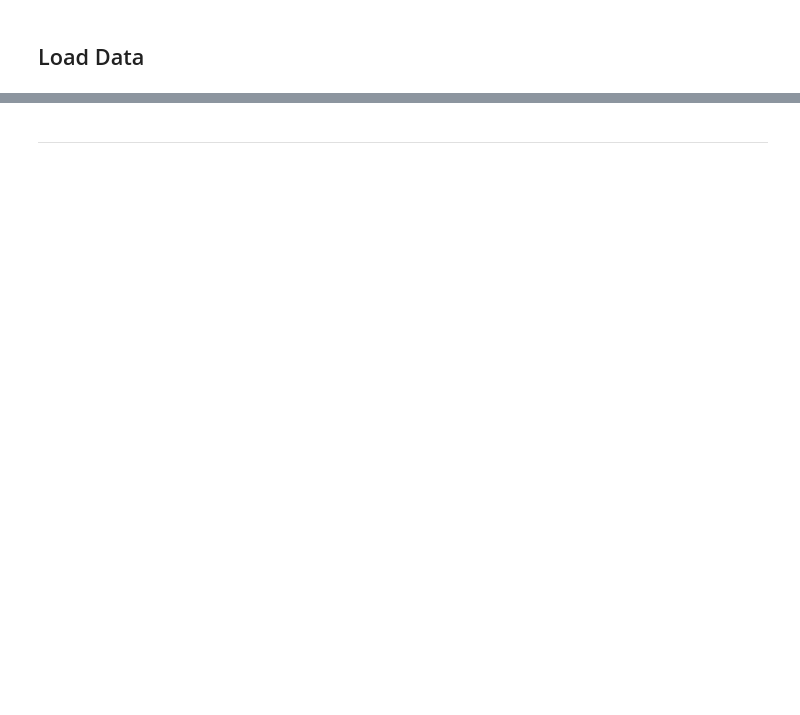
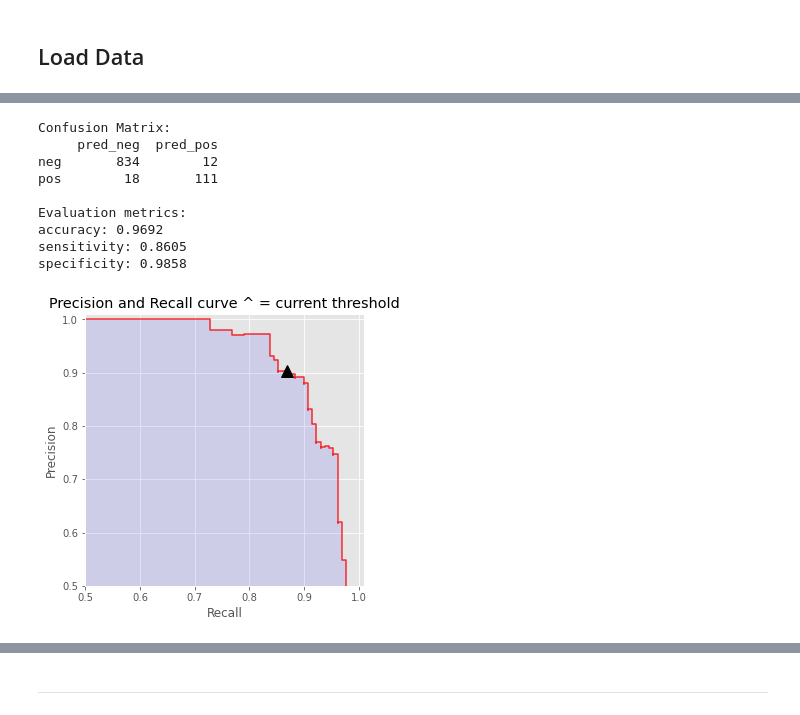
Before and after one commit to BigBangData/NaturalLanguageProcessing, a Jupyter notebook: TextAnalyticsWithR/10_RandomForests_1.ipynb, the cells around one changed output, grey strips where cells are left out. Saved outputs shown, nothing was run; the diff lists cells and outputs as text; code cells hidden in the pictures; blank space fills up the shorter version.

```diff
--- a/TextAnalyticsWithR/10_RandomForests_1.ipynb
+++ b/TextAnalyticsWithR/10_RandomForests_1.ipynb
@@ -271,0 +342,13 @@ sensitivity: 0.8760
+# %%
+precision_recall_threshold(p, r, thresholds, 0.40)
+# %% [output]
+Confusion Matrix:
+     pred_neg  pred_pos
+neg       834        12
+pos        18       111
+
+Evaluation metrics:
+accuracy: 0.9692
+sensitivity: 0.8605
+specificity: 0.9858
+[figure, added]
```
Also changed, not shown: parts of 58 cells of this notebook, 1 other file.
